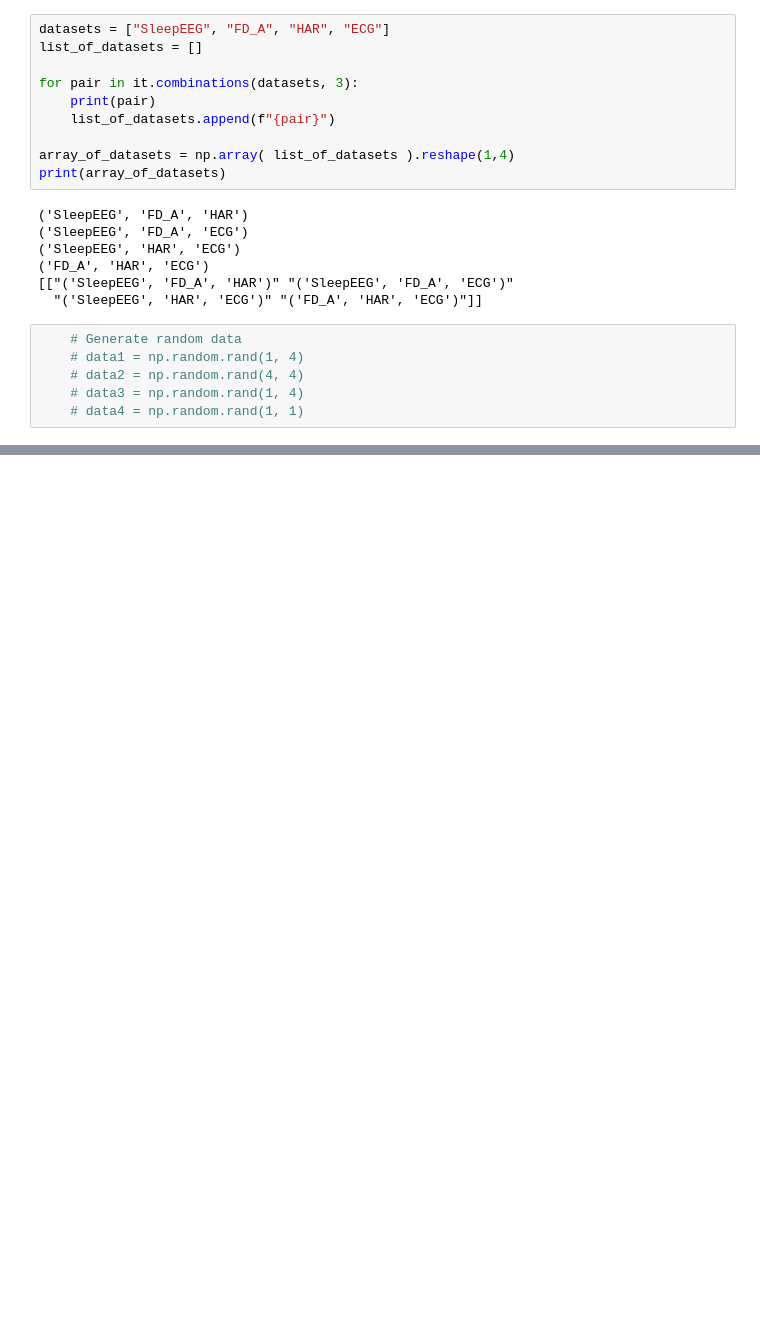
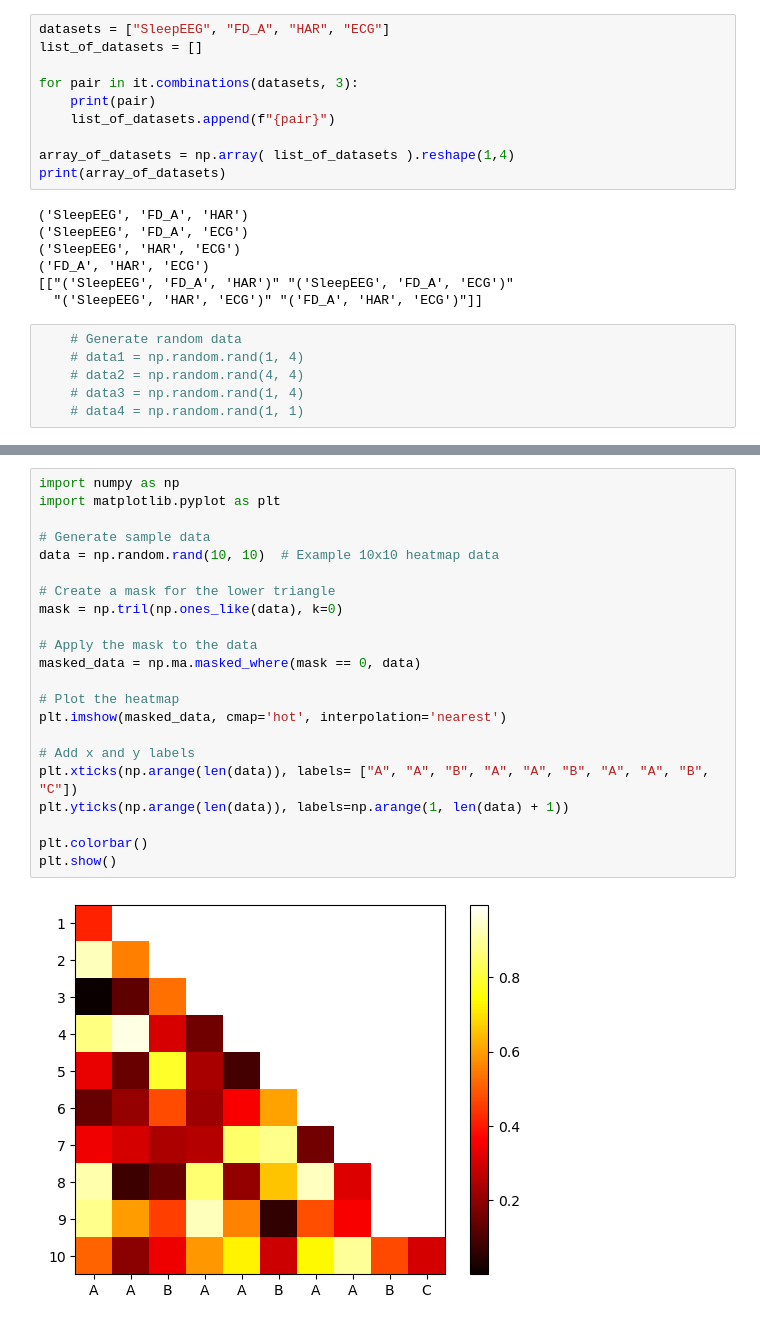
Before and after one commit to BearNord/TFC-pretraining, a Jupyter notebook: wandb_interactor.ipynb, the cells around one changed output, grey strips where cells are left out. Cells and saved outputs as stored; diff of their text form; blank space fills up the shorter version.

```diff
--- a/wandb_interactor.ipynb
+++ b/wandb_interactor.ipynb
@@ -113,0 +165,24 @@ print(array_of_datasets)
+# %%
+import numpy as np
+import matplotlib.pyplot as plt
+
+# Generate sample data
+data = np.random.rand(10, 10)  # Example 10x10 heatmap data
+
+# Create a mask for the lower triangle
+mask = np.tril(np.ones_like(data), k=0)
+
+# Apply the mask to the data
+masked_data = np.ma.masked_where(mask == 0, data)
+
+# Plot the heatmap
+plt.imshow(masked_data, cmap='hot', interpolation='nearest')
+
+# Add x and y labels
+plt.xticks(np.arange(len(data)), labels= ["A", "A", "B", "A", "A", "B", "A", "A", "B", "C"])
+plt.yticks(np.arange(len(data)), labels=np.arange(1, len(data) + 1))
+
+plt.colorbar()
+plt.show()
+# %% [output]
+[figure, added]
```
Also changed, not shown: parts of 4 cells of this notebook, 2 other files.
